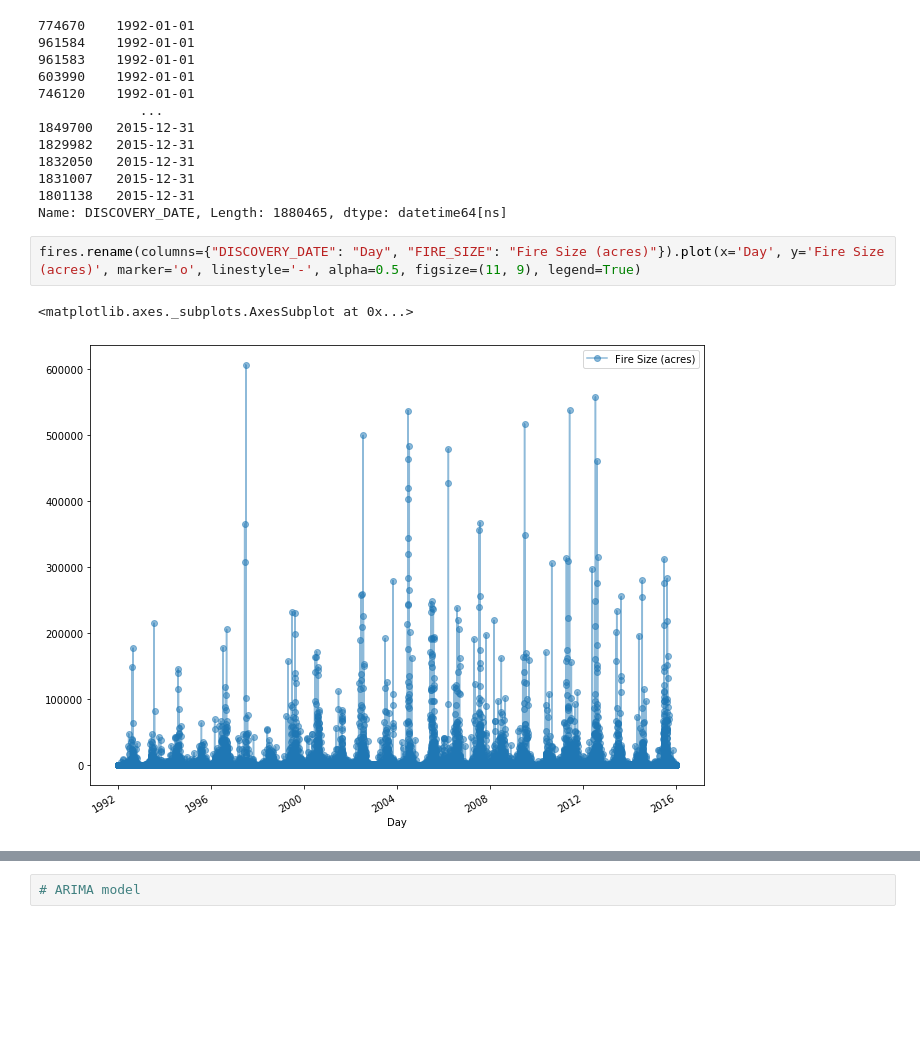
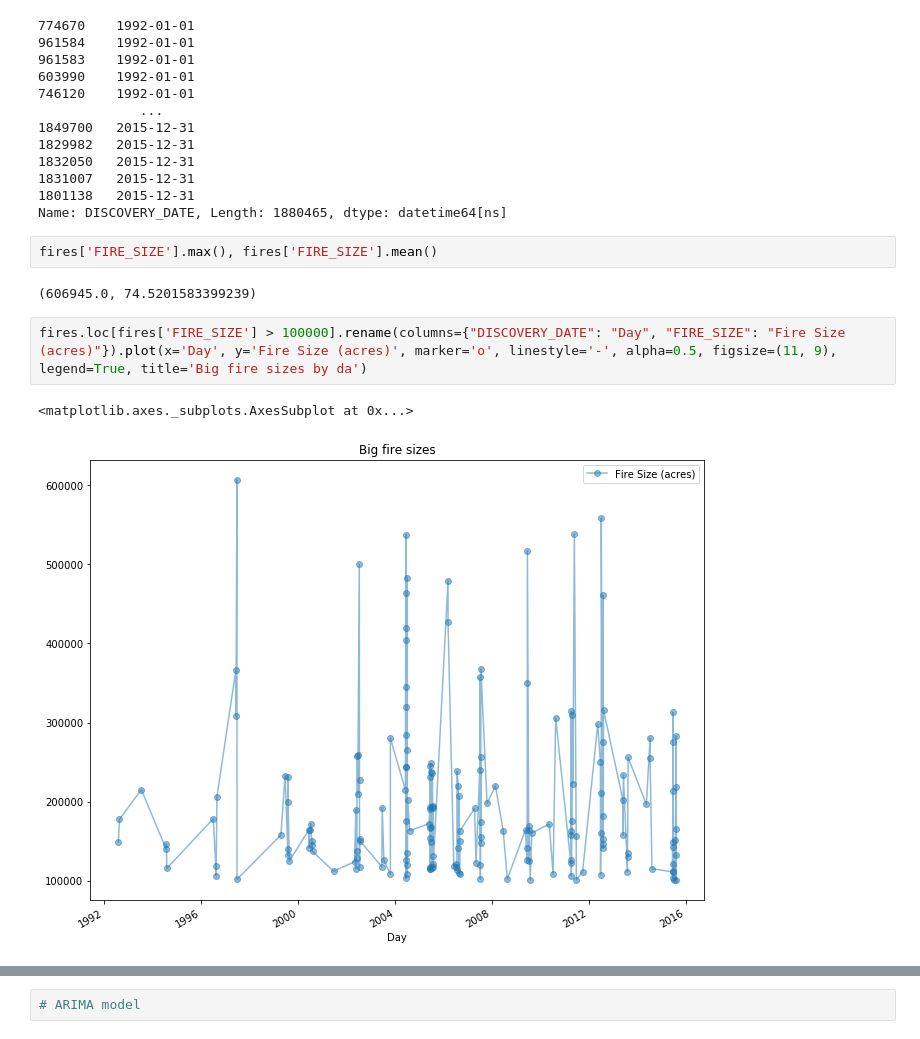
Before and after one commit to mcmarius/InformationVisualization, a Jupyter notebook: Timeseries.ipynb, the cells around one changed output, grey strips where cells are left out. Cells and saved outputs as stored; diff of their text form; blank space fills up the shorter version.

```diff
--- a/Timeseries.ipynb
+++ b/Timeseries.ipynb
@@ -48,10 +48,14 @@ fires['DISCOVERY_DATE']
 1831007   2015-12-31
 1801138   2015-12-31
 Name: DISCOVERY_DATE, Length: 1880465, dtype: datetime64[ns]
+# %%
+fires['FIRE_SIZE'].max(), fires['FIRE_SIZE'].mean()
+# %% [output]
+(606945.0, 74.5201583399239)
 # %%
-fires.rename(columns={"DISCOVERY_DATE": "Day", "FIRE_SIZE": "Fire Size (acres)"}).plot(x='Day', y='Fire Size (acres)', marker='o', linestyle='-', alpha=0.5, figsize=(11, 9), legend=True)
+fires.loc[fires['FIRE_SIZE'] > 100000].rename(columns={"DISCOVERY_DATE": "Day", "FIRE_SIZE": "Fire Size (acres)"}).plot(x='Day', y='Fire Size (acres)', marker='o', linestyle='-', alpha=0.5, figsize=(11, 9), legend=True, title='Big fire sizes by da')
 # %% [output]
 <matplotlib.axes._subplots.AxesSubplot at 0x...>
-[figure, old version]
+[figure, new version]
 # %%
 fires_by_year = fires.groupby([fires["DISCOVERY_DATE"].dt.year])["FIRE_SIZE"].mean().rename_axis('Year').rename(level = 0, index = 'Avg Fire Size (acres)')
```
Also changed, not shown: parts of 3 cells of this notebook.
